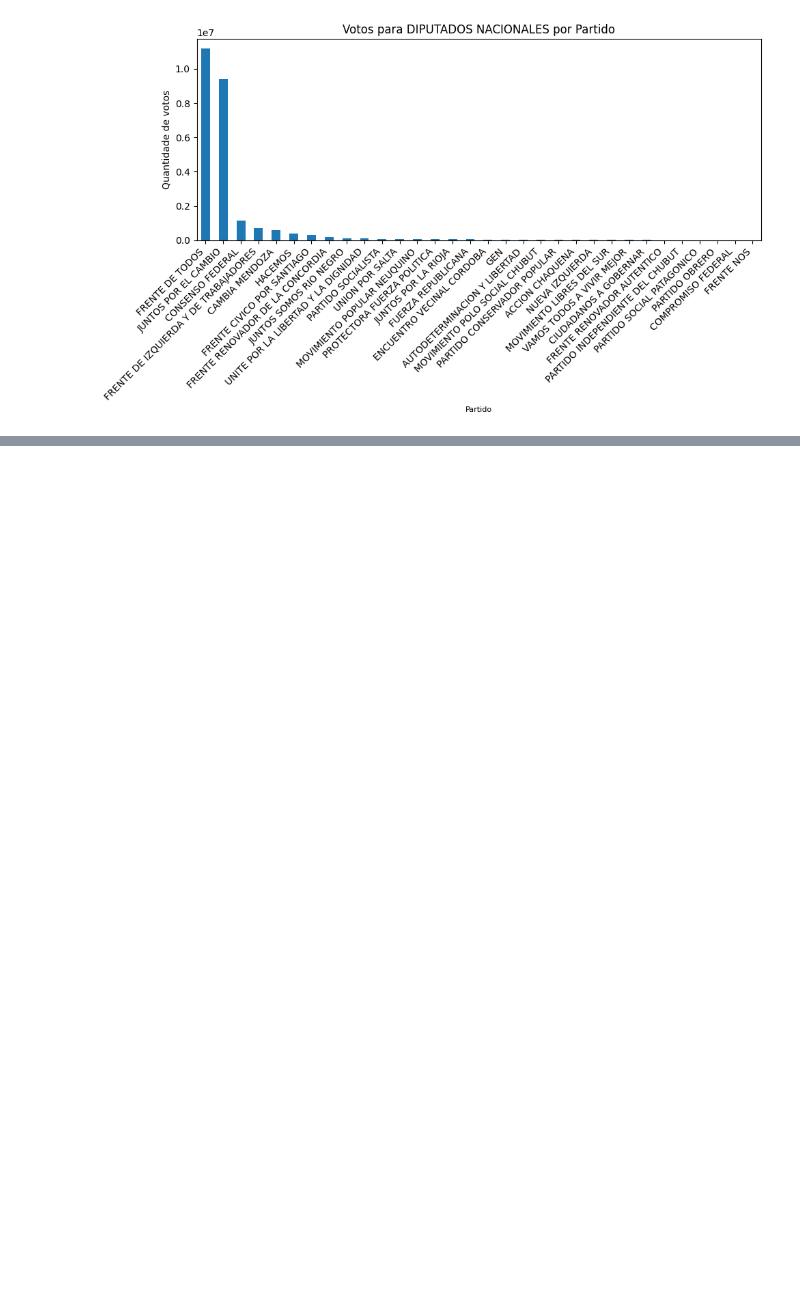
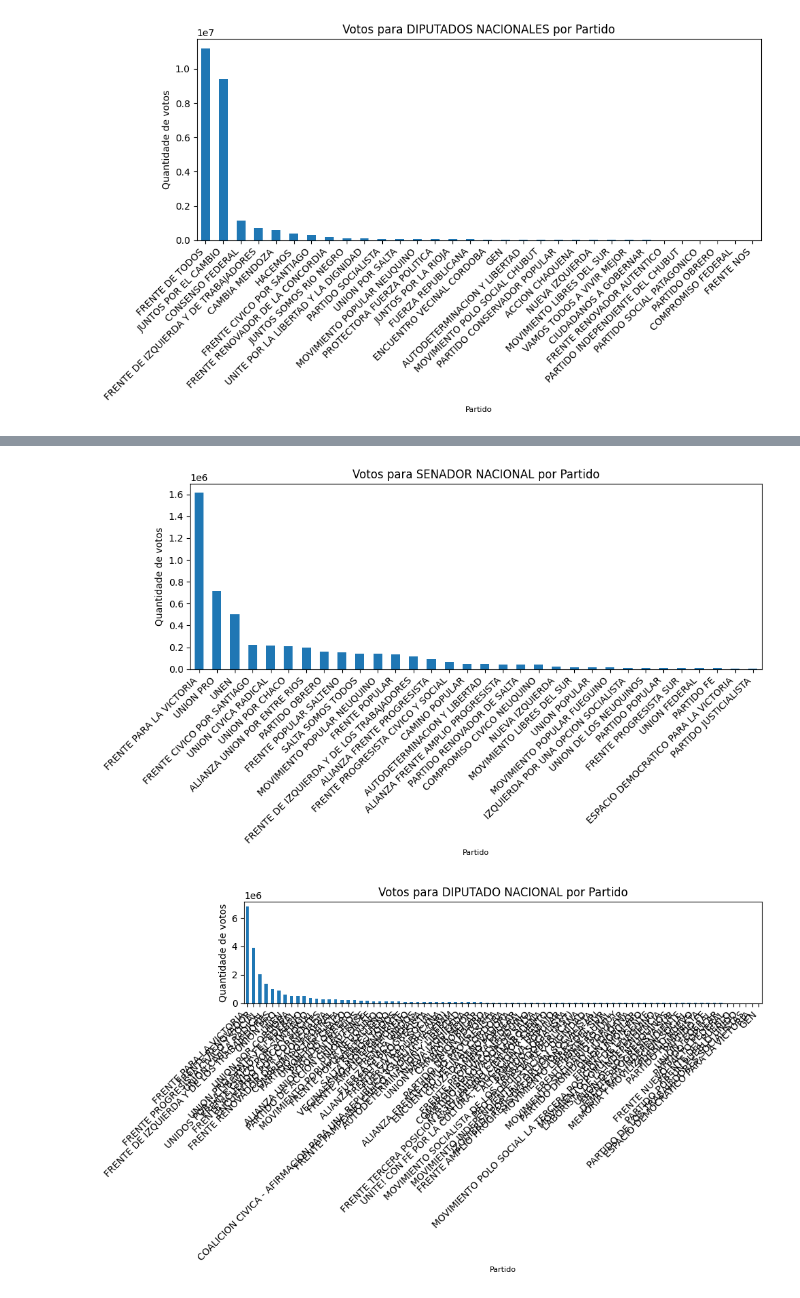
Before and after one commit to quintellabernardo/nucleo_macro_2025_2, a Jupyter notebook: eleicoes_2023.ipynb, the cells around one changed output, grey strips where cells are left out. Saved outputs shown, nothing was run; the diff lists cells and outputs as text; code cells hidden in the pictures; blank space fills up the shorter version.

```diff
--- a/eleicoes_2023.ipynb
+++ b/eleicoes_2023.ipynb
@@ -106,3 +120,13 @@ plot_votos(df_2019,"DIPUTADOS NACIONALES")
+# %%
+#Leitura do CSV de 2013 contendo os resultados eleitorais provisorios
+df_2013 = read_csv("data\ResultadosElectorales2013.csv")
+df_2013['agrupacion_nombre'] = df_2013['agrupacion_nombre'].apply(normalize_name)
+# %%
+plot_votos(df_2013,"SENADOR NACIONAL")
+plot_votos(df_2013,"DIPUTADO NACIONAL")
+# %% [output]
+[figure, added]
+[figure, added]
 # %%
 df_ipp = read_csv("data\PartidosNacionaisArgentinaIPP.csv")
 df_ipp['Partidos/Coalizacoes Nacionais'] = df_ipp['Partidos/Coalizacoes Nacionais'].apply(normalize_name)
```
Also changed, not shown: parts of 9 cells of this notebook, 2 other files.
